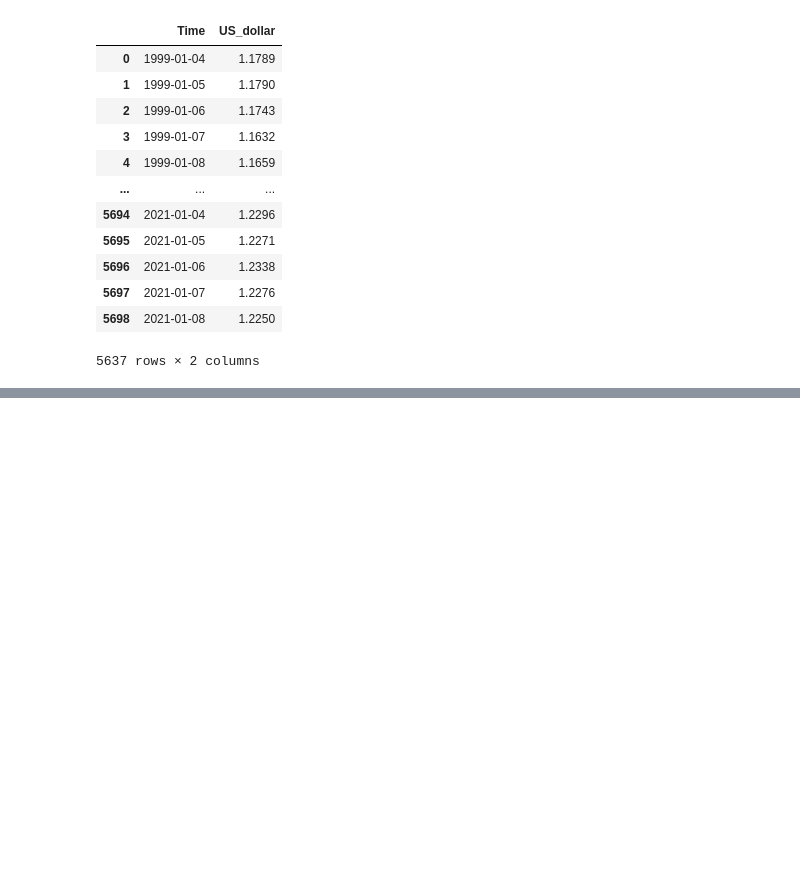
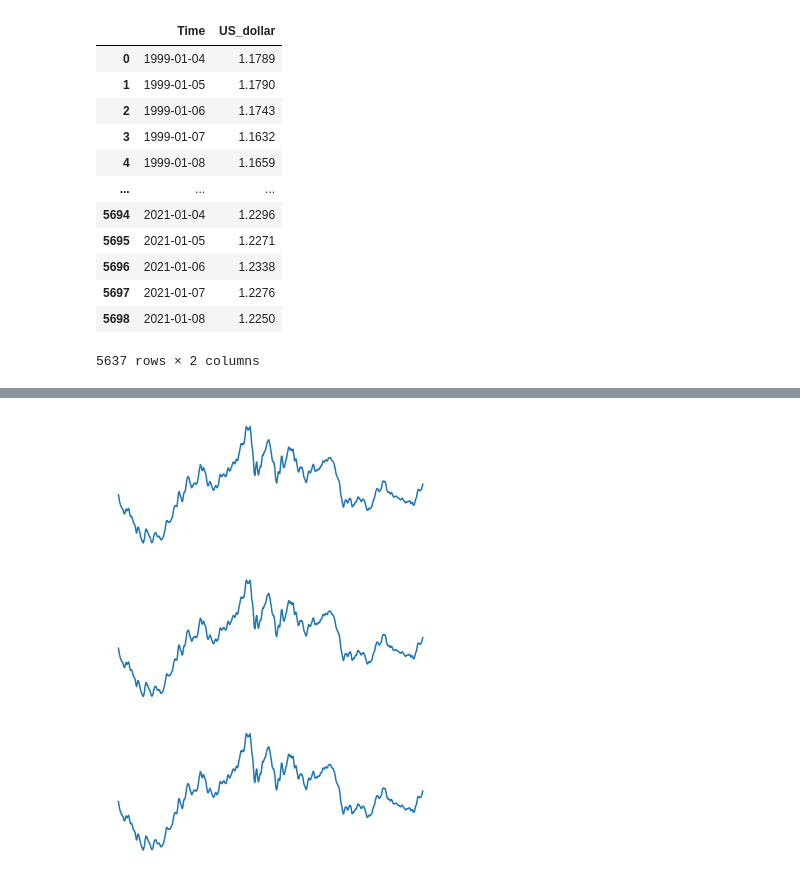
Before and after one commit to capncrockett/Dataquest, a Jupyter notebook: exchange_rates/euro_exchange_jan_2021.ipynb, the cells around one changed output, grey strips where cells are left out. Cells and saved outputs as stored; diff of their text form; code cells hidden in the pictures; blank space fills up the shorter version.

```diff
--- a/exchange_rates/euro_exchange_jan_2021.ipynb
+++ b/exchange_rates/euro_exchange_jan_2021.ipynb
@@ -87,0 +126,12 @@ plt.show()
+# %%
+fig, (ax1, ax2, ax3) = plt.subplots(nrows=3, ncols=1, figsize=(6,8))
+axes = [ax1, ax2, ax3]
+for ax in axes:
+    ax.plot(euro_to_dollar['Time'], euro_to_dollar['rolling_mean'])
+    ax.set_xticklabels([])
+    ax.set_yticklabels([])
+    ax.tick_params(bottom=0, left=0)
+    for location in ['left', 'right', 'top', 'bottom']:
+        ax.spines[location].set_visible(False)
+# %% [output]
+[figure, added]
```
Also changed, not shown: parts of 7 cells of this notebook.
